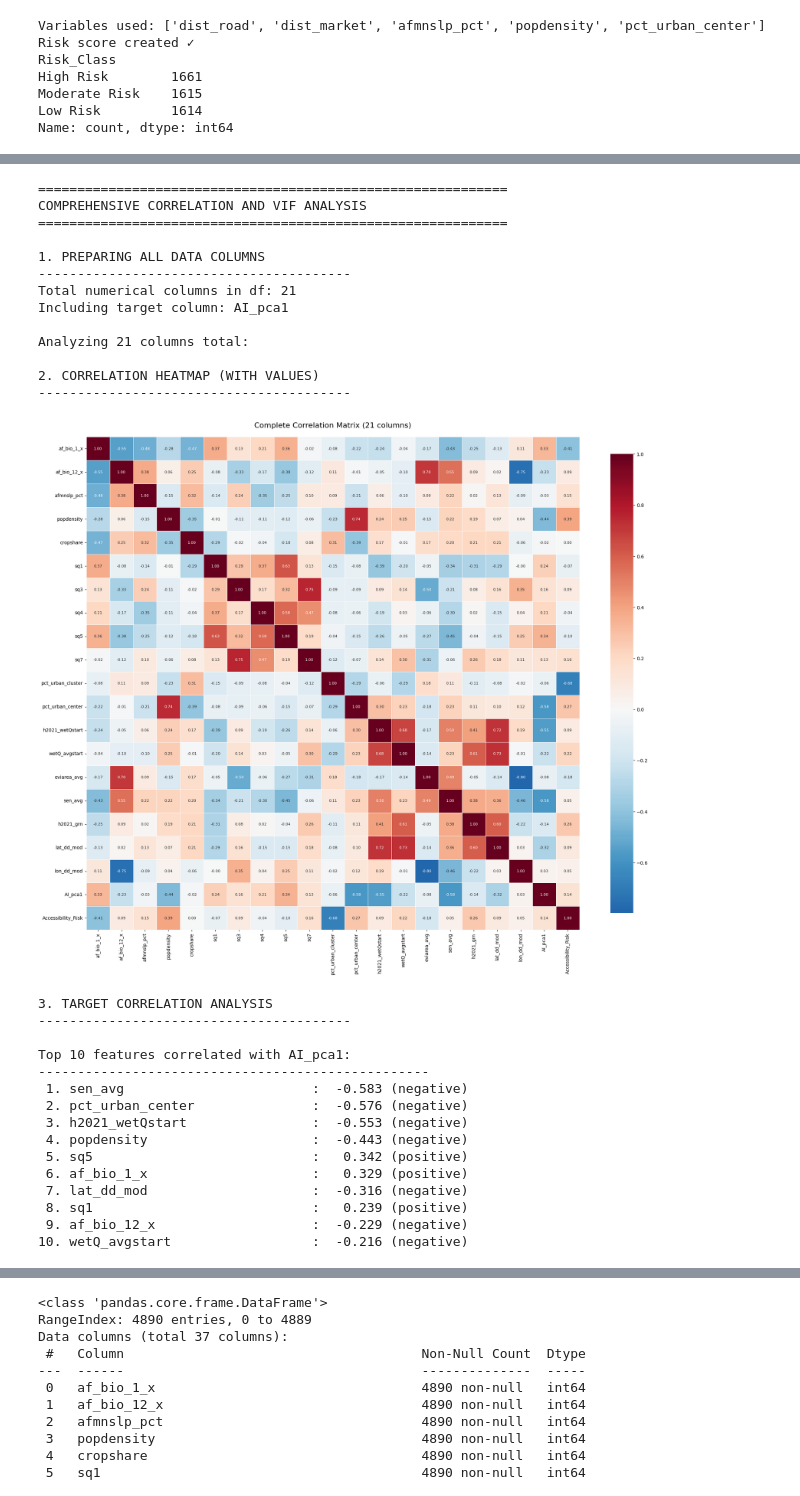
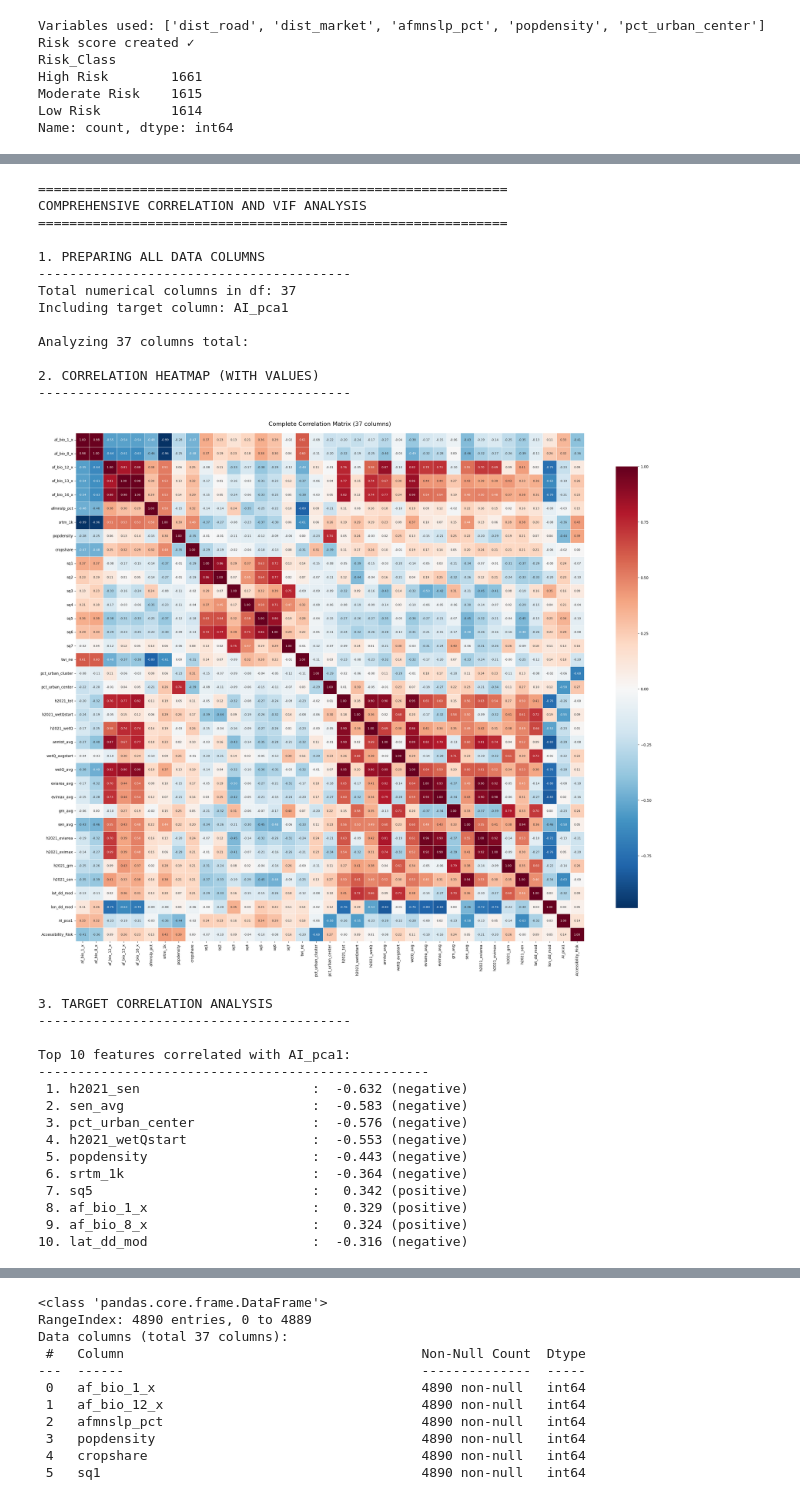
Before and after one commit to birhanumoges/HouseHold_Accessiblity_Analysis, a Jupyter notebook: Analysis_NoteBook/Accessiblity.ipynb, the cells around one changed output, grey strips where cells are left out. Saved outputs shown, nothing was run; the diff lists cells and outputs as text; code cells hidden in the pictures.

```diff
--- a/Analysis_NoteBook/Accessiblity.ipynb
+++ b/Analysis_NoteBook/Accessiblity.ipynb
@@ -397,7 +397,8 @@ cols_to_drop = [
 ]
 
 df = df.drop(columns=cols_to_drop, errors='ignore')
-df.info()
+df_clean = df.copy()
+df_clean.info()
 # %% [output]
 <class 'pandas.core.frame.DataFrame'>
 RangeIndex: 4890 entries, 0 to 4889
@@ -437,6 +438,8 @@ print("="*60)
 # =============================================================================
 print("\n1. PREPARING ALL DATA COLUMNS")
 print("-"*40)
+
+df=df_clean.copy()
 
 # Get ALL numerical columns from original dataframe
 all_numerical_cols = df.select_dtypes(include=[np.number]).columns.tolist()
@@ -697,48 +700,48 @@ if len(high_vif) > 0:
 if len(high_corr_pairs) > 0:
     print(f"  2. Check these highly correlated pairs for redundancy")
 if len(high_vif) == 0 and len(high_corr_pairs) == 0:
     print("  ✓ No major multicollinearity issues detected!")
 
 print("\n" + "="*60)
 print("ANALYSIS COMPLETE")
 print("="*60)
 
 # Store results for later use
 analysis_results = {
     'correlation_matrix': corr_matrix,
     'vif_results': vif_results,
     'high_correlation_pairs': high_corr_pairs,
     'target_correlations': target_corrs if 'AI_pca1' in corr_matrix.columns else None
 }
 
 print("\nResults stored in 'analysis_results' dictionary")
 # %% [output]
 ============================================================
 COMPREHENSIVE CORRELATION AND VIF ANALYSIS
 ============================================================
 
 1. PREPARING ALL DATA COLUMNS
 ----------------------------------------
-Total numerical columns in df: 21
+Total numerical columns in df: 37
 Including target column: AI_pca1
 
-Analyzing 21 columns total:
+Analyzing 37 columns total:
 
 2. CORRELATION HEATMAP (WITH VALUES)
 ----------------------------------------
-[figure, old version]
+[figure, new version]
 3. TARGET CORRELATION ANALYSIS
 ----------------------------------------
 
 Top 10 features correlated with AI_pca1:
 --------------------------------------------------
- 1. sen_avg                        :  -0.583 (negative)
- 2. pct_urban_center               :  -0.576 (negative)
- 3. h2021_wetQstart                :  -0.553 (negative)
- 4. popdensity                     :  -0.443 (negative)
- 5. sq5                            :   0.342 (positive)
- 6. af_bio_1_x                     :   0.329 (positive)
- 7. lat_dd_mod                     :  -0.316 (negative)
- 8. sq1                            :   0.239 (positive)
- 9. af_bio_12_x                    :  -0.229 (negative)
-10. wetQ_avgstart                  :  -0.216 (negative)
+ 1. h2021_sen                      :  -0.632 (negative)
+ 2. sen_avg                        :  -0.583 (negative)
+ 3. pct_urban_center               :  -0.576 (negative)
+ 4. h2021_wetQstart                :  -0.553 (negative)
+ 5. popdensity                     :  -0.443 (negative)
+ 6. srtm_1k                        :  -0.364 (negative)
+ 7. sq5                            :   0.342 (positive)
+ 8. af_bio_1_x                     :   0.329 (positive)
+ 9. af_bio_8_x                     :   0.324 (positive)
+10. lat_dd_mod                     :  -0.316 (negative)
```
Also changed, not shown: parts of 3 cells of this notebook.
